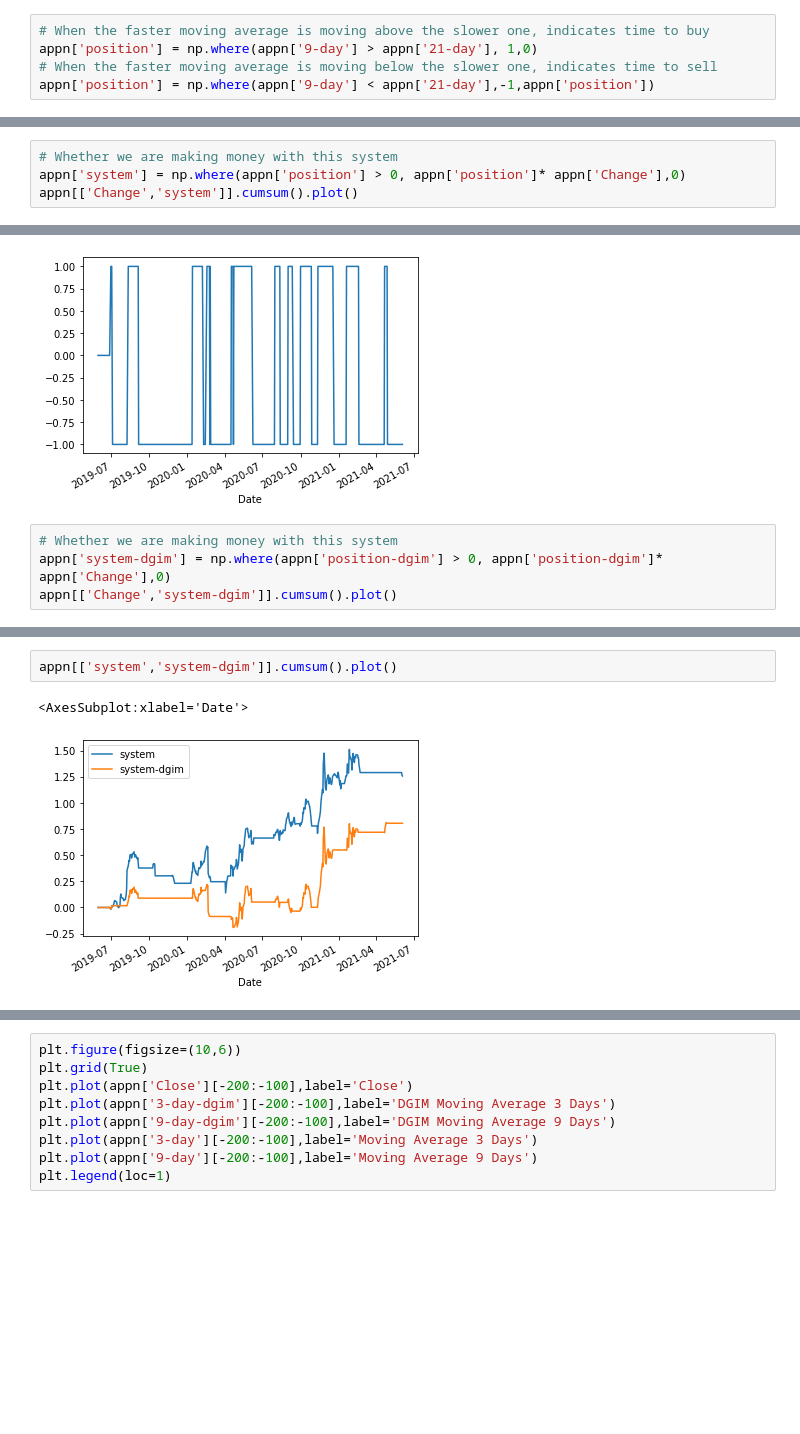
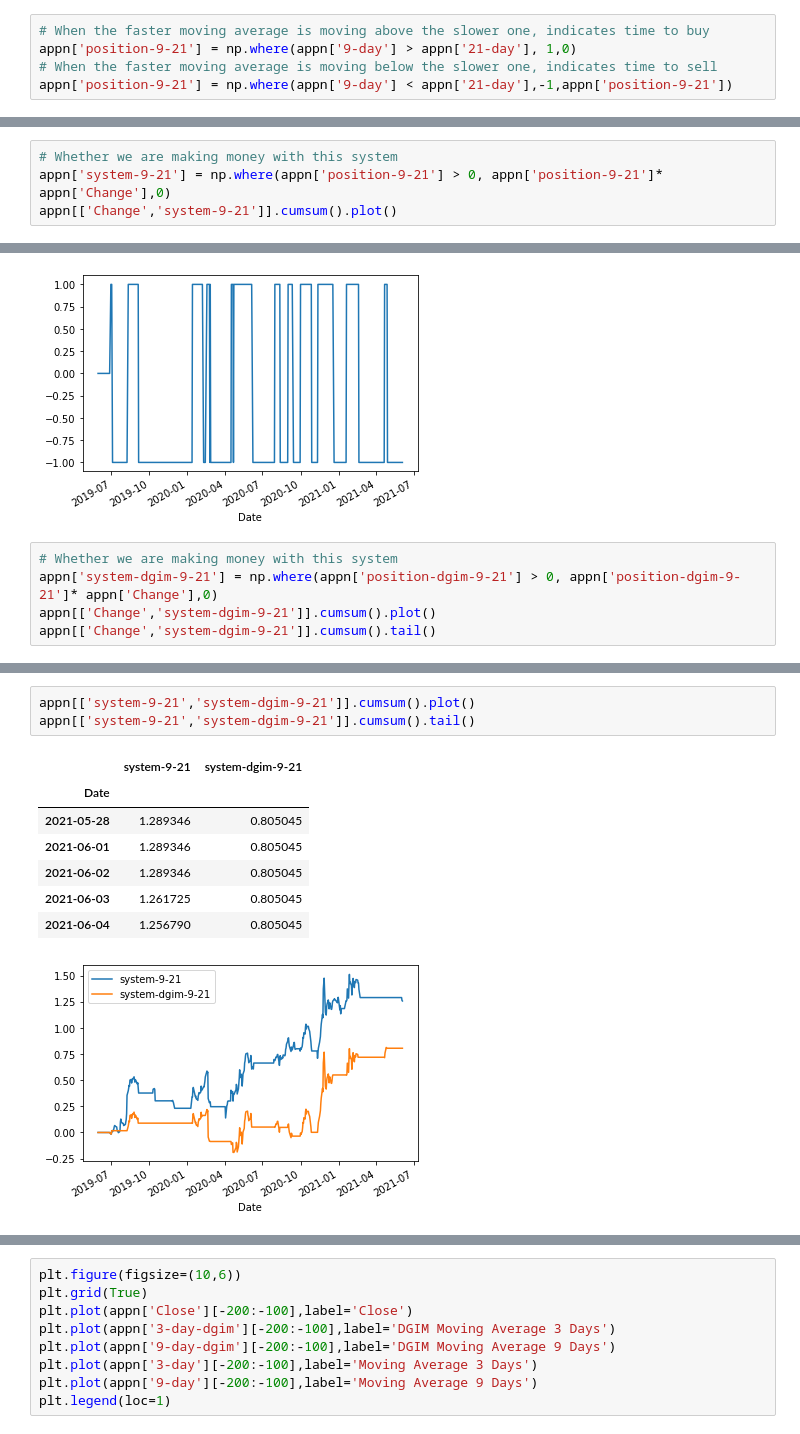
Before and after one commit to bhiln/stock-market-trends, a Jupyter notebook: APPN-DGIM.ipynb, the cells around one changed output, grey strips where cells are left out. Cells and saved outputs as stored; diff of their text form; blank space fills up the shorter version.

Commit message:
Add: Normalize DGIM

```diff
--- a/APPN-DGIM.ipynb
+++ b/APPN-DGIM.ipynb
@@ -56,7 +58,7 @@ plt.legend(loc=1)
 [figure]
 # %%
 # When the faster moving average is moving above the slower one, indicates time to buy
-appn['position'] = np.where(appn['9-day'] > appn['21-day'], 1,0)
+appn['position-9-21'] = np.where(appn['9-day'] > appn['21-day'], 1,0)
 # When the faster moving average is moving below the slower one, indicates time to sell
-appn['position'] = np.where(appn['9-day'] < appn['21-day'],-1,appn['position'])
+appn['position-9-21'] = np.where(appn['9-day'] < appn['21-day'],-1,appn['position-9-21'])
 # %%
@@ -66,7 +68,7 @@ appn['position'].plot()
 [figure]
 # %%
 # Whether we are making money with this system
-appn['system'] = np.where(appn['position'] > 0, appn['position']* appn['Change'],0)
-appn[['Change','system']].cumsum().plot()
+appn['system-9-21'] = np.where(appn['position-9-21'] > 0, appn['position-9-21']* appn['Change'],0)
+appn[['Change','system-9-21']].cumsum().plot()
 # %% [output]
 <AxesSubplot:xlabel='Date'>
@@ -289,6 +335,7 @@ appn['position-dgim-9-21'].plot()
 [figure]
 # %%
 # Whether we are making money with this system
-appn['system-dgim'] = np.where(appn['position-dgim'] > 0, appn['position-dgim']* appn['Change'],0)
-appn[['Change','system-dgim']].cumsum().plot()
+appn['system-dgim-9-21'] = np.where(appn['position-dgim-9-21'] > 0, appn['position-dgim-9-21']* appn['Change'],0)
+appn[['Change','system-dgim-9-21']].cumsum().plot()
+appn[['Change','system-dgim-9-21']].cumsum().tail()
 # %% [output]
@@ -297,5 +350,12 @@ appn[['Change','system-dgim']].cumsum().plot()
 # %%
-appn[['system','system-dgim']].cumsum().plot()
+appn[['system-9-21','system-dgim-9-21']].cumsum().plot()
+appn[['system-9-21','system-dgim-9-21']].cumsum().tail()
 # %% [output]
-<AxesSubplot:xlabel='Date'>
+|  | system-9-21 | system-dgim-9-21 |
+| Date |  |  |
+| 2021-05-28 | 1.289346 | 0.805045 |
+| 2021-06-01 | 1.289346 | 0.805045 |
+| 2021-06-02 | 1.289346 | 0.805045 |
+| 2021-06-03 | 1.261725 | 0.805045 |
+| 2021-06-04 | 1.256790 | 0.805045 |
-[figure, old version]
+[figure, new version]
```
Also changed, not shown: parts of 29 cells of this notebook, 1 other file.
